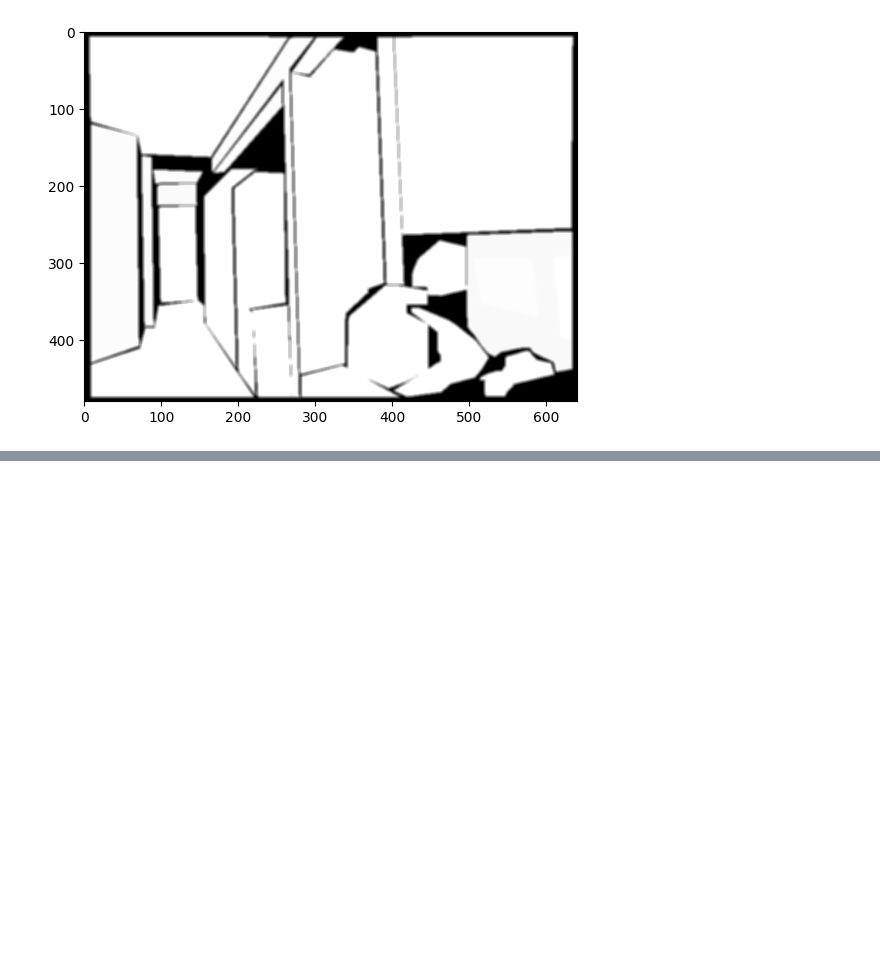
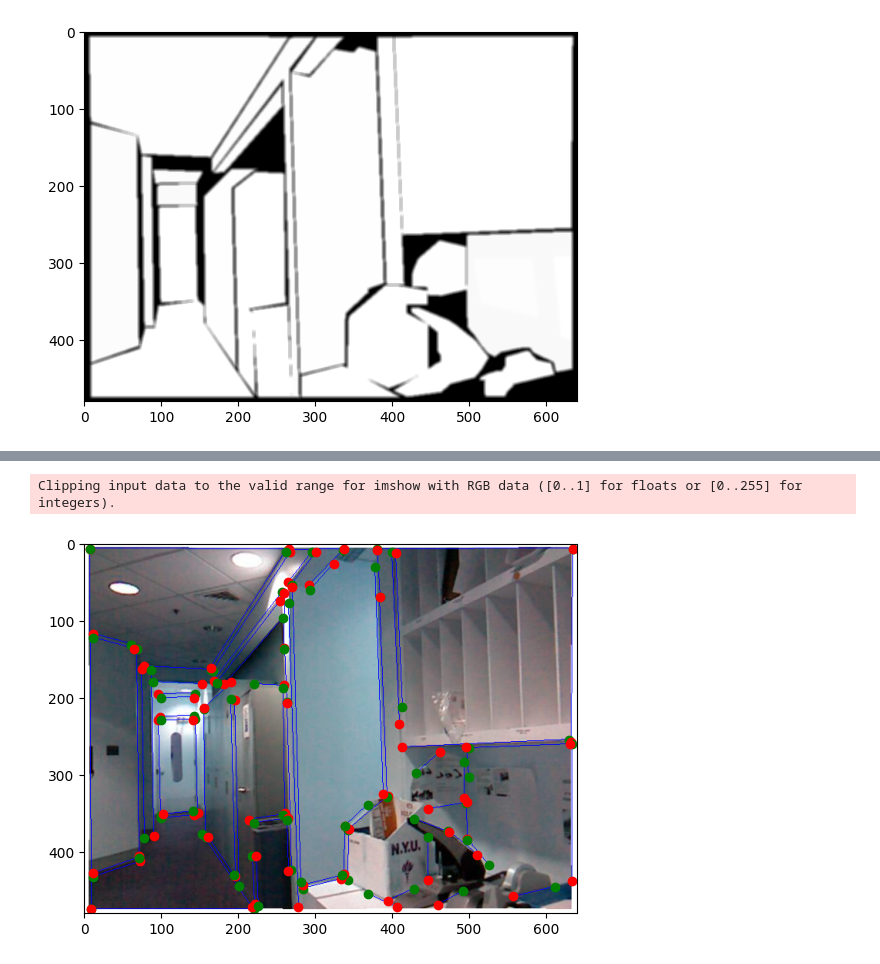
Before and after one commit to Bissiatti/my-tcc, a Jupyter notebook: seleciona_arestas.ipynb, the cells around one changed output, grey strips where cells are left out. Cells and saved outputs as stored; diff of their text form; code cells hidden in the pictures; blank space fills up the shorter version.

```diff
--- a/seleciona_arestas.ipynb
+++ b/seleciona_arestas.ipynb
@@ -197,0 +273,20 @@ True
+# %%
+idx = np.where(norm > mediana)[0]
+
+lines_fil = lines[idx,:]
+
+# read image from file with matplotlib
+
+img_ori = plt.imread(path+'-color.png')
+
+plt.imshow(img_ori)
+# plotar imagem e os pontos por cima
+
+drawn_img = lsd.drawSegments(img_ori,lines_fil)
+
+plt.imshow(drawn_img)
+
+plot_points_of_lines(lines_fil)
+# %% [output]
+Clipping input data to the valid range for imshow with RGB data ([0..1] for floats or [0..255] for integers).
+[figure, added]
```
Also changed, not shown: parts of 43 cells of this notebook, 6 other files.
